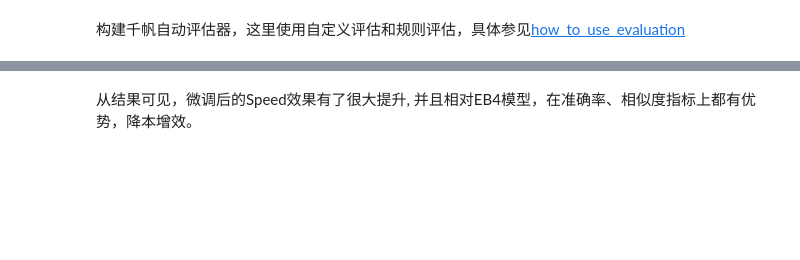
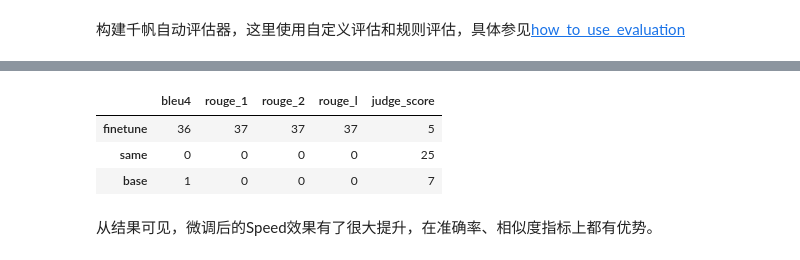
Before and after one commit to baidubce/bce-qianfan-sdk, a Jupyter notebook: cookbook/finetune/finetune_roleplay.ipynb, the cells around one changed output, grey strips where cells are left out. Cells and saved outputs as stored; diff of their text form; code cells hidden in the pictures; blank space fills up the shorter version.

```diff
--- a/cookbook/finetune/finetune_roleplay.ipynb
+++ b/cookbook/finetune/finetune_roleplay.ipynb
@@ -412,0 +464,6 @@ for label, result, metrics in zip(labels, results, metrics):
+# %%
+result_ft_speed = Dataset.load(data_file="./result/dataset_finetune_Speed.jsonl")
+result_base_speed = Dataset.load(data_file="./result/dataset_base_Speed.jsonl")
+
+df_ft_speed = process_datasets(result_ft_speed)
+df_base_speed = process_datasets(result_base_speed)
@@ -413,2 +489,27 @@ for label, result, metrics in zip(labels, results, metrics):
+# %%
+df_ft_speed = df_ft_speed.apply(extract_metrics,axis=1)
+df_base_speed = df_base_speed.apply(extract_metrics,axis=1)
+# %%
+def cul_div(x: pd.Series):
+    metrics_name = ['bleu4','rouge_1','rouge_2','rouge_l','judge_score']
+    for metric in metrics_name:
+        x[metric] = x[metric+'_x'] - x[metric+'_y']
+        x.drop(index=metric+'_x', inplace=True)
+        x.drop(index=metric+'_y', inplace=True)
+    return x
+
+def get_GSB(x: pd.Series):
+    GSB = pd.Series([len(x[x>0]), len(x[x==0]), len(x[x<0])], index=["finetune","same","base"])
+    return GSB
+# %%
+merged = pd.merge(df_ft_speed, df_base_speed, left_index=True, right_index=True).select_dtypes(include=[float])
+merged = merged[merged>=0].dropna().apply(cul_div,axis=1).apply(get_GSB,axis=0)
+# %%
+merged
+# %% [output]
+|  | bleu4 | rouge_1 | rouge_2 | rouge_l | judge_score |
+| finetune | 36 | 37 | 37 | 37 | 5 |
+| same | 0 | 0 | 0 | 0 | 25 |
+| base | 1 | 0 | 0 | 0 | 7 |
 # %% [markdown]
-从结果可见，微调后的Speed效果有了很大提升, 并且相对EB4模型，在准确率、相似度指标上都有优势，降本增效。
+从结果可见，微调后的Speed效果有了很大提升，在准确率、相似度指标上都有优势。
```
Also changed, not shown: parts of 10 cells of this notebook.
